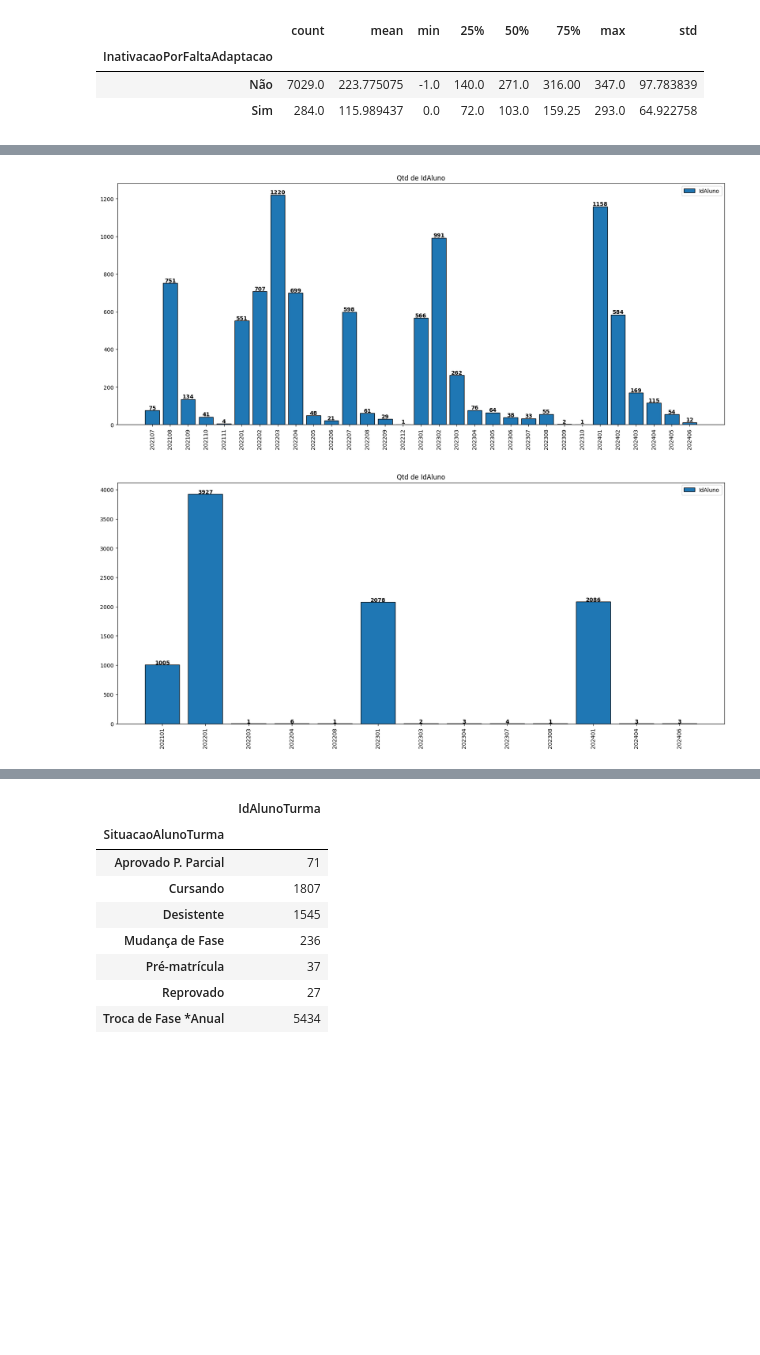
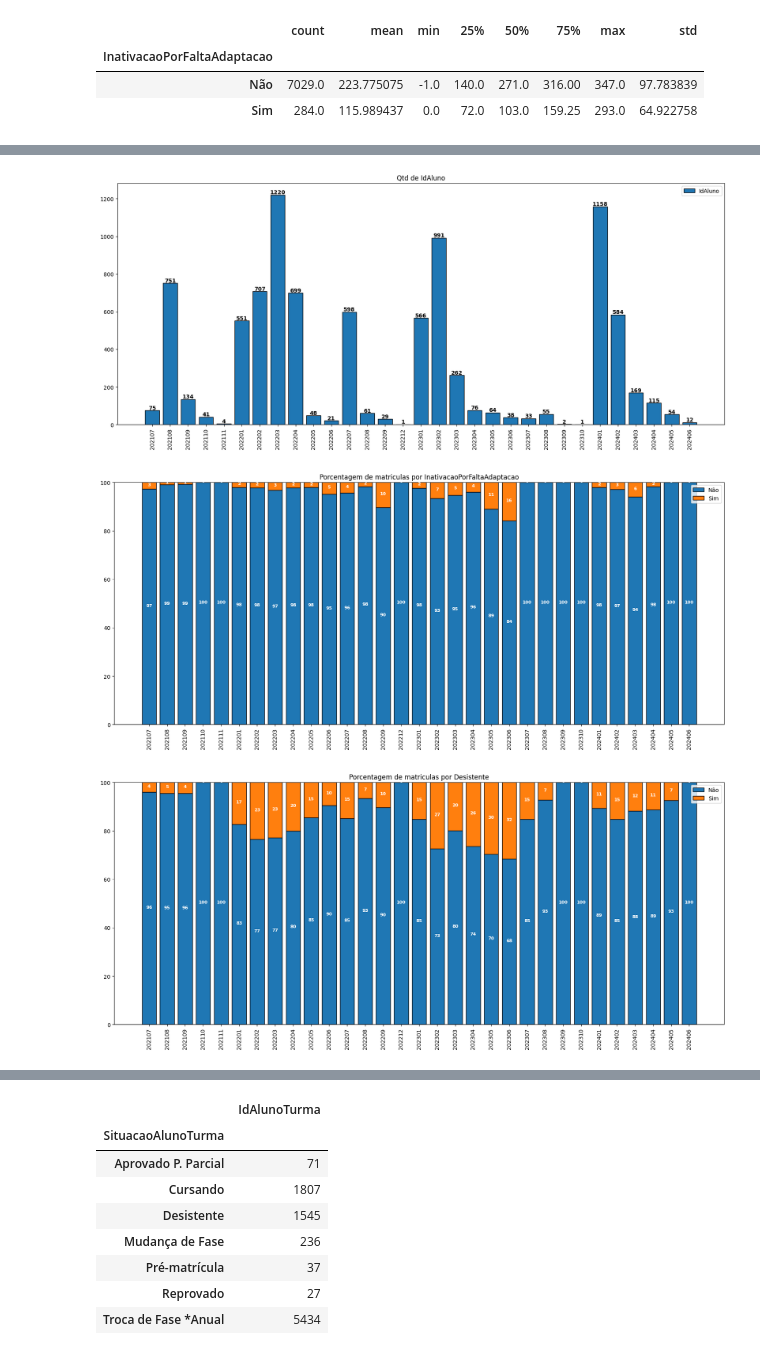
Before and after one commit to johnnathan862/pos-tech-datathon, a Jupyter notebook: creating_target.ipynb, the cells around one changed output, grey strips where cells are left out. Cells and saved outputs as stored; diff of their text form; code cells hidden in the pictures; blank space fills up the shorter version.

```diff
--- a/creating_target.ipynb
+++ b/creating_target.ipynb
@@ -240,8 +303,7 @@ Qtd linhas: 9157
 # %% [markdown]
 ## Criando e tratando colunas colunas
 # %%
-alunos_turmas_df['InativacaoPorFaltaAdaptacao'] = np.where(alunos_turmas_df['IdMotivoInativacao'].isin(lst_motivos_inativacao_sem_adaptacao), 'Sim', 'Não')
-alunos_turmas_df['target'] = np.where(alunos_turmas_df['InativacaoPorFaltaAdaptacao'] == 'Sim', 1, 0)
+
 alunos_turmas_df['DataSituacaoAtivo'] = pd.to_datetime(alunos_turmas_df['DataSituacaoAtivo'])
 alunos_turmas_df['DataSituacaoInativo'] = pd.to_datetime(alunos_turmas_df['DataSituacaoInativo'])
 alunos_turmas_df['DataHoraEfetivacaoMatricula'] = pd.to_datetime(alunos_turmas_df['DataHoraEfetivacaoMatricula'])
@@ -250,5 +312,10 @@ alunos_turmas_df['AnoMesInativo'] = alunos_turmas_df['DataSituacaoInativo'].dt.s
 alunos_turmas_df['AnoMesEfetivacaoMatricula'] = alunos_turmas_df['DataHoraEfetivacaoMatricula'].dt.strftime('%Y%m')
 alunos_turmas_df['DifDiasInativoAtivo'] = (alunos_turmas_df['DataSituacaoInativo'] - alunos_turmas_df['DataSituacaoAtivo']).dt.days
 alunos_turmas_df['DifDiasInativoMatricula'] = (alunos_turmas_df['DataSituacaoInativo'] - alunos_turmas_df['DataHoraEfetivacaoMatricula']).dt.days
+alunos_turmas_df['Inativacao'] = np.where(alunos_turmas_df['DataSituacaoInativo'].notnull(), 'Sim', 'Não')
+alunos_turmas_df['InativacaoPorFaltaAdaptacao'] = np.where(alunos_turmas_df['IdMotivoInativacao'].isin(lst_motivos_inativacao_sem_adaptacao), 'Sim', 'Não')
+alunos_turmas_df['Desistente'] = np.where(alunos_turmas_df['IdSituacaoAlunoTurma'] == 14, 'Sim', 'Não')
+alunos_turmas_df['Target'] = np.where(alunos_turmas_df['InativacaoPorFaltaAdaptacao'] == 'Sim', 1, 0)
+# alunos_turmas_df['AnoMesRefFeatures'] = ano e mês de ref para as features atreladas ao aluno e turma
 # %% [markdown]
 ## Analisando
@@ -300,13 +461,14 @@ alunos_turmas_df.groupby('InativacaoPorFaltaAdaptacao').describe()['DifDiasInati
 # %%
 # Qtd de alunos por ano e mês da matricula
 plot_qtd_stack_bar(alunos_turmas_df, x='AnoMesEfetivacaoMatricula', y='IdAluno', group=None, figsize=(20,8))
+# % qtd de alunos por ano e mês da inativação
+plot_porcentagem_stack_bar(df=alunos_turmas_df, x='AnoMesEfetivacaoMatricula', y='IdAluno', group='InativacaoPorFaltaAdaptacao', figsize=(20,8))
+# % qtd de alunos por ano e mês de desistente
+plot_porcentagem_stack_bar(df=alunos_turmas_df, x='AnoMesEfetivacaoMatricula', y='IdAluno', group='Desistente', figsize=(20,8))
 # %% [output]
 [figure]
+[figure, added]
+[figure, added]
-# %%
-# Qtd de alunos por ano e mês de ativação
-plot_qtd_stack_bar(alunos_turmas_df, x='AnoMesAtivo', y='IdAluno', group=None, figsize=(20,8))
-# %% [output]
-[figure, removed]
 # %%
 # Qtd de alunos por ano e mês da inativação
 plot_qtd_stack_bar(alunos_turmas_df, x='AnoMesInativo', y='IdAluno', group=None, figsize=(20,8))
```
Also changed, not shown: parts of 22 cells of this notebook.
